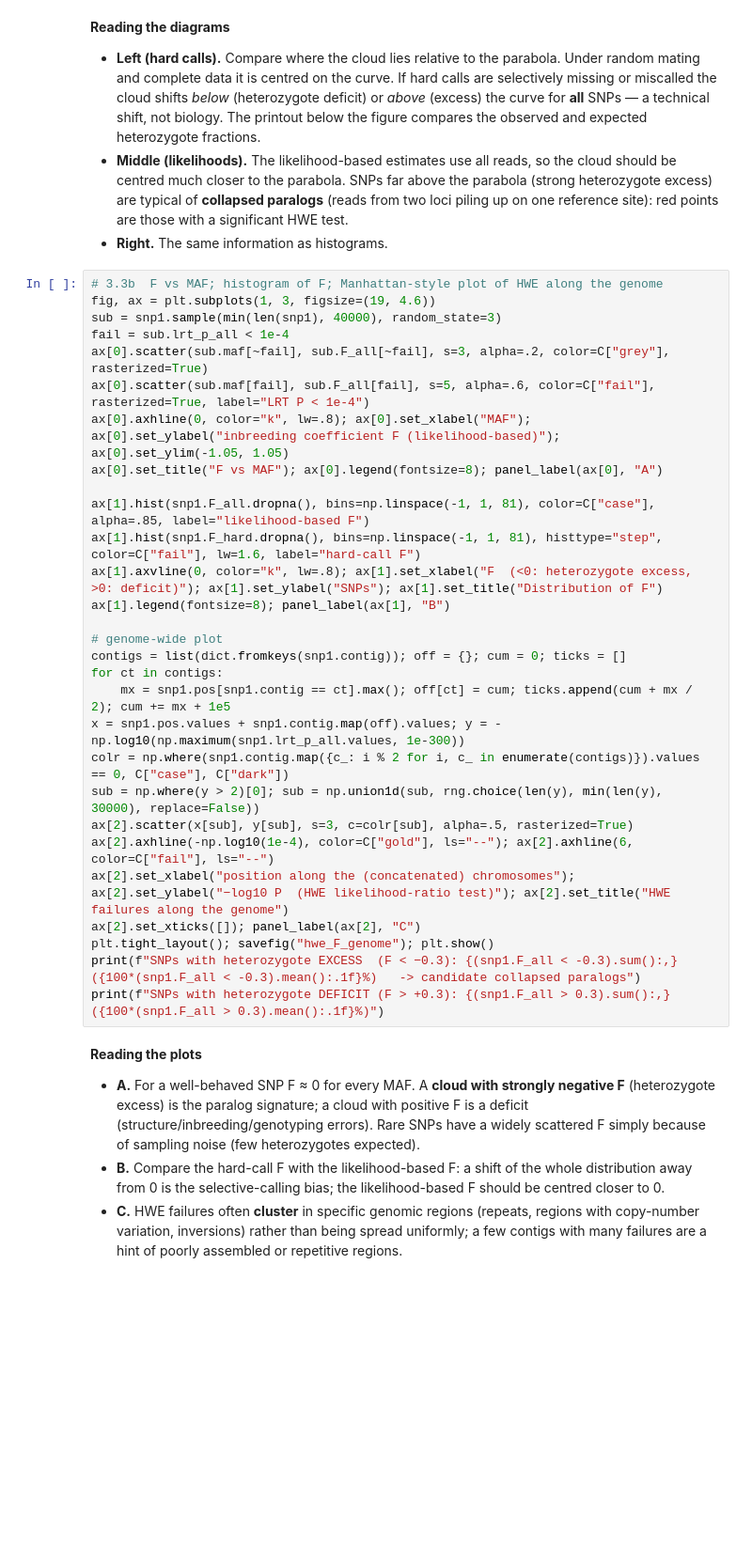
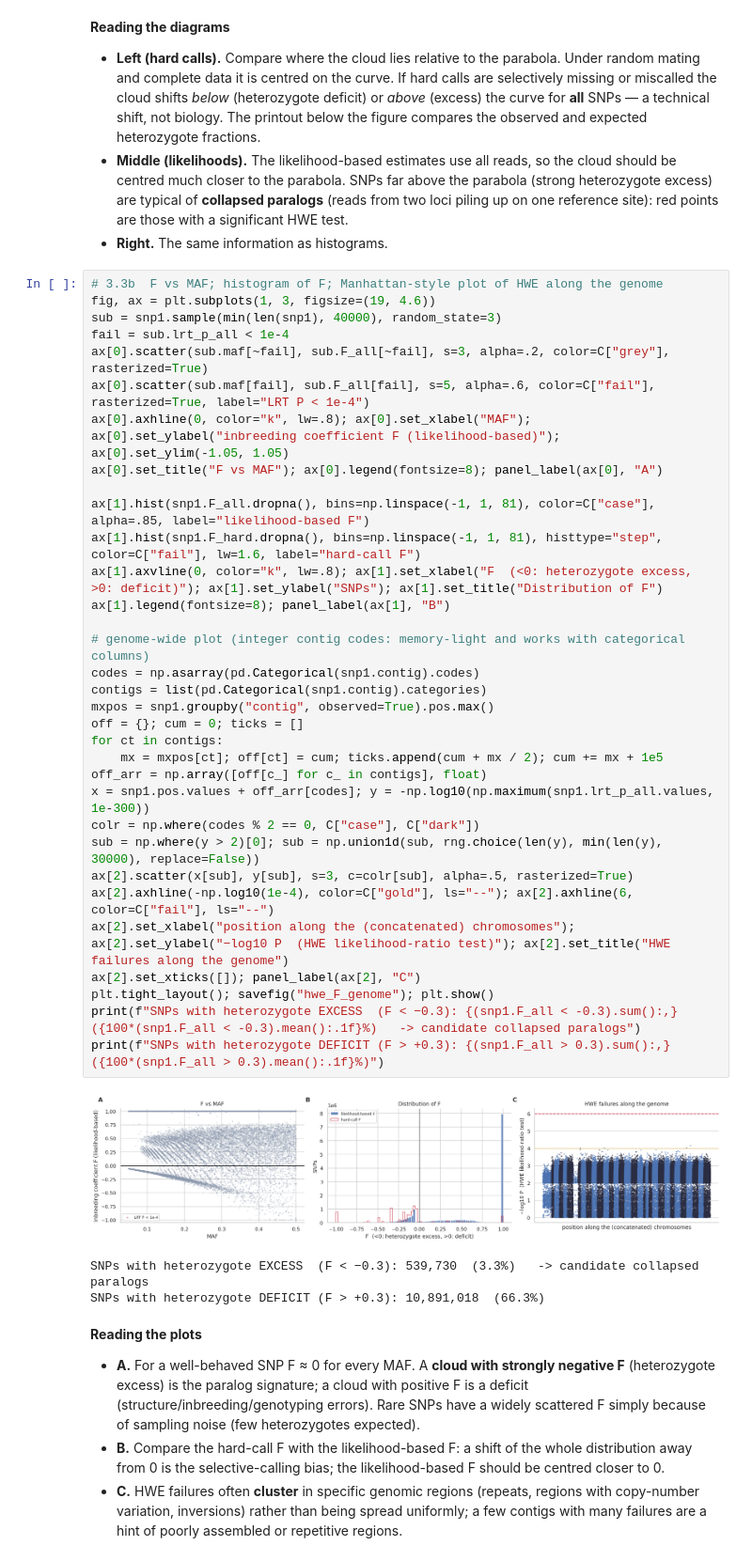
Before and after one commit to NikolayOskolkov/GWAS, a Jupyter notebook: practicals/Day2/QC_Filtering_HWE_Hypolimnas_misippus_Colab.ipynb, the cells around one changed output. Shown at 94% size. Drawn from its saved outputs; the diff is of its cells as text; blank space fills up the shorter version.

```diff
--- a/practicals/Day2/QC_Filtering_HWE_Hypolimnas_misippus_Colab.ipynb
+++ b/practicals/Day2/QC_Filtering_HWE_Hypolimnas_misippus_Colab.ipynb
@@ -749,32 +826,40 @@ print(f"mean observed hard-call heterozygote fraction {snp1.het_hard_obs[ok].mea
 # %%
 # 3.3b  F vs MAF; histogram of F; Manhattan-style plot of HWE along the genome
 fig, ax = plt.subplots(1, 3, figsize=(19, 4.6))
 sub = snp1.sample(min(len(snp1), 40000), random_state=3)
 fail = sub.lrt_p_all < 1e-4
 ax[0].scatter(sub.maf[~fail], sub.F_all[~fail], s=3, alpha=.2, color=C["grey"], rasterized=True)
 ax[0].scatter(sub.maf[fail], sub.F_all[fail], s=5, alpha=.6, color=C["fail"], rasterized=True, label="LRT P < 1e-4")
 ax[0].axhline(0, color="k", lw=.8); ax[0].set_xlabel("MAF"); ax[0].set_ylabel("inbreeding coefficient F (likelihood-based)"); ax[0].set_ylim(-1.05, 1.05)
 ax[0].set_title("F vs MAF"); ax[0].legend(fontsize=8); panel_label(ax[0], "A")
 
 ax[1].hist(snp1.F_all.dropna(), bins=np.linspace(-1, 1, 81), color=C["case"], alpha=.85, label="likelihood-based F")
 ax[1].hist(snp1.F_hard.dropna(), bins=np.linspace(-1, 1, 81), histtype="step", color=C["fail"], lw=1.6, label="hard-call F")
 ax[1].axvline(0, color="k", lw=.8); ax[1].set_xlabel("F  (<0: heterozygote excess, >0: deficit)"); ax[1].set_ylabel("SNPs"); ax[1].set_title("Distribution of F")
 ax[1].legend(fontsize=8); panel_label(ax[1], "B")
 
-# genome-wide plot
-contigs = list(dict.fromkeys(snp1.contig)); off = {}; cum = 0; ticks = []
+# genome-wide plot (integer contig codes: memory-light and works with categorical columns)
+codes = np.asarray(pd.Categorical(snp1.contig).codes)
+contigs = list(pd.Categorical(snp1.contig).categories)
+mxpos = snp1.groupby("contig", observed=True).pos.max()
+off = {}; cum = 0; ticks = []
 for ct in contigs:
-    mx = snp1.pos[snp1.contig == ct].max(); off[ct] = cum; ticks.append(cum + mx / 2); cum += mx + 1e5
-x = snp1.pos.values + snp1.contig.map(off).values; y = -np.log10(np.maximum(snp1.lrt_p_all.values, 1e-300))
-colr = np.where(snp1.contig.map({c_: i % 2 for i, c_ in enumerate(contigs)}).values == 0, C["case"], C["dark"])
+    mx = mxpos[ct]; off[ct] = cum; ticks.append(cum + mx / 2); cum += mx + 1e5
+off_arr = np.array([off[c_] for c_ in contigs], float)
+x = snp1.pos.values + off_arr[codes]; y = -np.log10(np.maximum(snp1.lrt_p_all.values, 1e-300))
+colr = np.where(codes % 2 == 0, C["case"], C["dark"])
 sub = np.where(y > 2)[0]; sub = np.union1d(sub, rng.choice(len(y), min(len(y), 30000), replace=False))
 ax[2].scatter(x[sub], y[sub], s=3, c=colr[sub], alpha=.5, rasterized=True)
 ax[2].axhline(-np.log10(1e-4), color=C["gold"], ls="--"); ax[2].axhline(6, color=C["fail"], ls="--")
 ax[2].set_xlabel("position along the (concatenated) chromosomes"); ax[2].set_ylabel("−log10 P  (HWE likelihood-ratio test)"); ax[2].set_title("HWE failures along the genome")
 ax[2].set_xticks([]); panel_label(ax[2], "C")
 plt.tight_layout(); savefig("hwe_F_genome"); plt.show()
 print(f"SNPs with heterozygote EXCESS  (F < −0.3): {(snp1.F_all < -0.3).sum():,}  ({100*(snp1.F_all < -0.3).mean():.1f}%)   -> candidate collapsed paralogs")
 print(f"SNPs with heterozygote DEFICIT (F > +0.3): {(snp1.F_all > 0.3).sum():,}  ({100*(snp1.F_all > 0.3).mean():.1f}%)")
+# %% [output]
+[figure, added]
+SNPs with heterozygote EXCESS  (F < −0.3): 539,730  (3.3%)   -> candidate collapsed paralogs
+SNPs with heterozygote DEFICIT (F > +0.3): 10,891,018  (66.3%)
 # %% [markdown]
 **Reading the plots**
 
```
Also changed, not shown: parts of 31 cells of this notebook, 4 other files.
